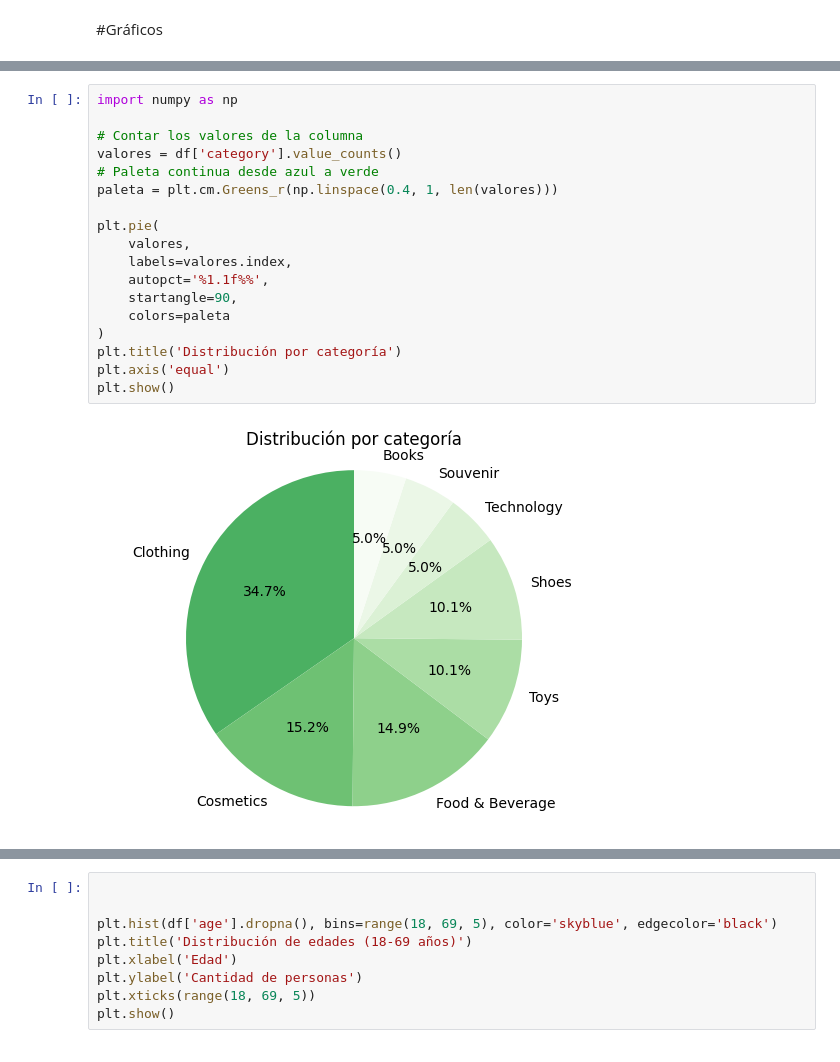
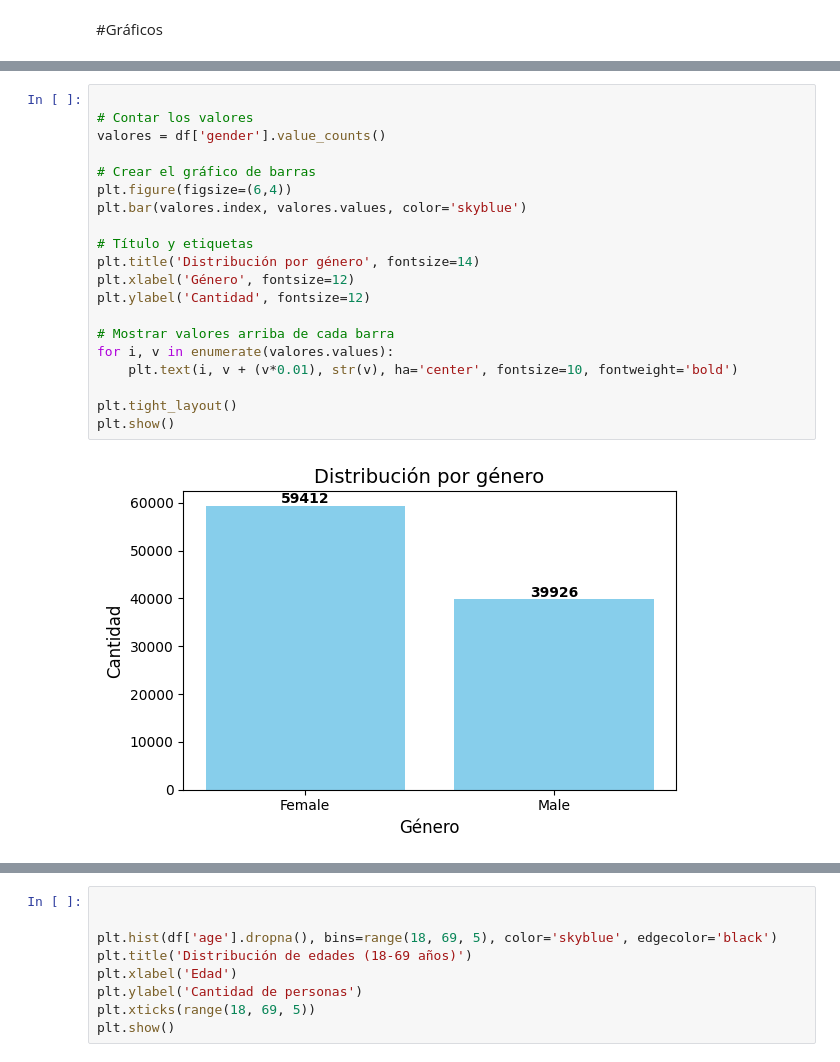
Before and after one commit to federico2018lc/InnovacionDatosProyectoFinal, a Jupyter notebook: analisis_datos_EDA.ipynb, the cells around one changed output, grey strips where cells are left out. Drawn from its saved outputs; the diff is of its cells as text.

```diff
--- a/analisis_datos_EDA.ipynb
+++ b/analisis_datos_EDA.ipynb
@@ -306,20 +274,22 @@ plt.show()
-# %%
-import numpy as np
-
-# Contar los valores de la columna
-valores = df['category'].value_counts()
-# Paleta continua desde azul a verde
-paleta = plt.cm.Greens_r(np.linspace(0.4, 1, len(valores)))
-
-plt.pie(
-    valores,
-    labels=valores.index,
-    autopct='%1.1f%%',
-    startangle=90,
-    colors=paleta
-)
-plt.title('Distribución por categoría')
-plt.axis('equal')
-plt.show()
-# %% [output]
-[figure, removed]
+# %%
+
+# Contar los valores
+valores = df['gender'].value_counts()
+
+# Crear el gráfico de barras
+plt.figure(figsize=(6,4))
+plt.bar(valores.index, valores.values, color='skyblue')
+
+# Título y etiquetas
+plt.title('Distribución por género', fontsize=14)
+plt.xlabel('Género', fontsize=12)
+plt.ylabel('Cantidad', fontsize=12)
+
+# Mostrar valores arriba de cada barra
+for i, v in enumerate(valores.values):
+    plt.text(i, v + (v*0.01), str(v), ha='center', fontsize=10, fontweight='bold')
+
+plt.tight_layout()
+plt.show()
+# %% [output]
+[figure, added]
```
Also changed, not shown: parts of 31 cells of this notebook.
